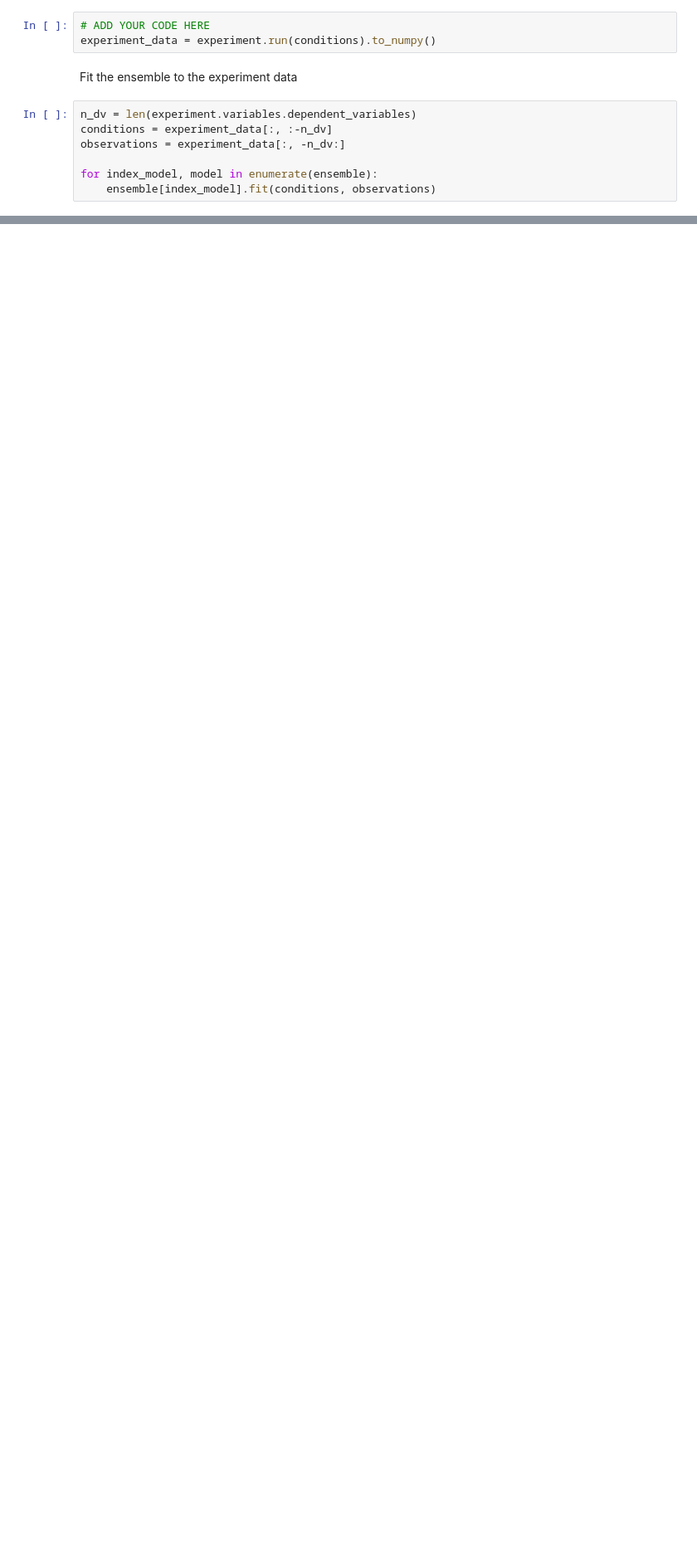
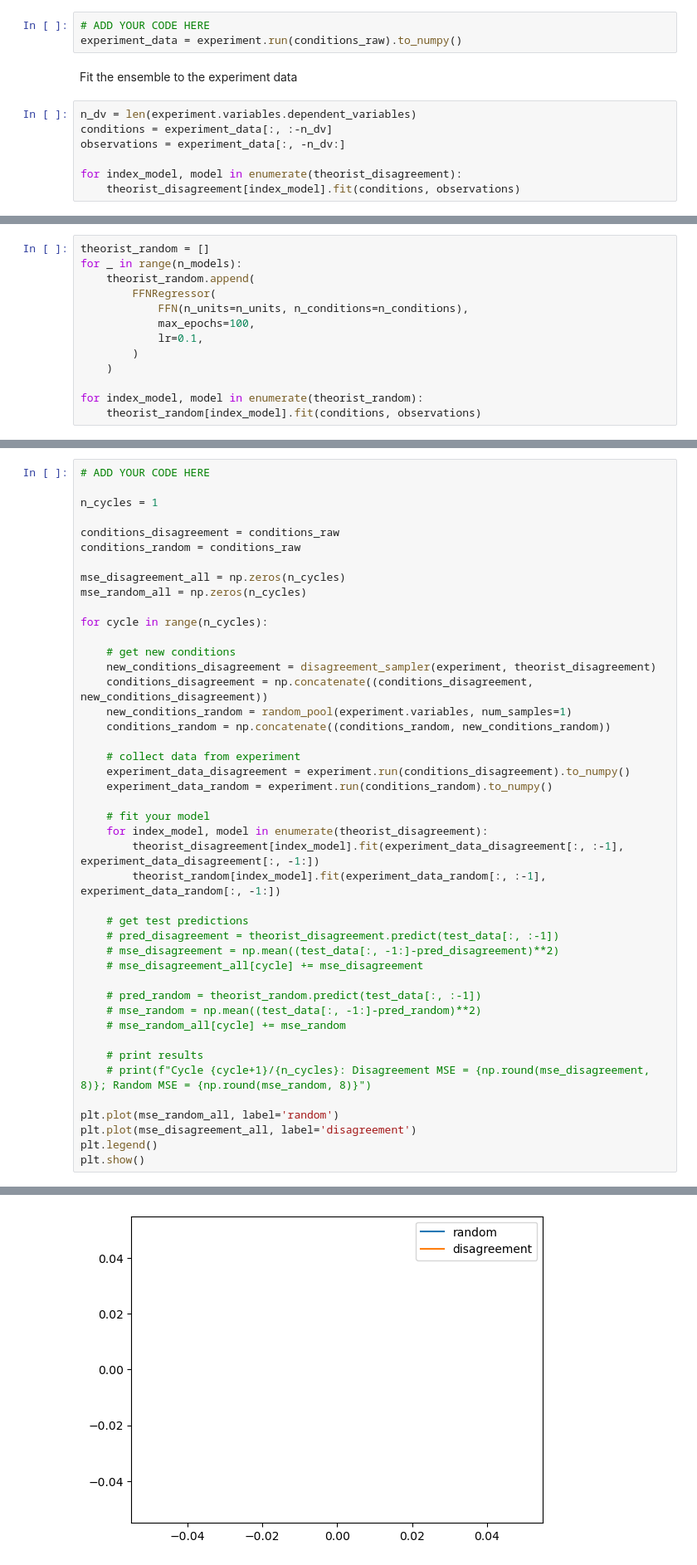
Before and after one commit to whyhardt/CourseOptimizingExperimentalDesign, a Jupyter notebook: tutorials/06_uncertaintysampling.ipynb, the cells around one changed output, grey strips where cells are left out. Shown at 83% size. Cells and saved outputs as stored; diff of their text form; blank space fills up the shorter version.

Commit message:
added fitting procedure for disagreement

```diff
--- a/tutorials/06_uncertaintysampling.ipynb
+++ b/tutorials/06_uncertaintysampling.ipynb
@@ -829,7 +829,7 @@ conditions = random_pool(experiment.variables, num_samples=10)
 Run the experiment with the new set of conditions to get the first observations
 # %%
 # ADD YOUR CODE HERE
-experiment_data = experiment.run(conditions).to_numpy()
+experiment_data = experiment.run(conditions_raw).to_numpy()
 # %% [markdown]
 Fit the ensemble to the experiment data
 # %%
@@ -837,7 +837,7 @@ n_dv = len(experiment.variables.dependent_variables)
 conditions = experiment_data[:, :-n_dv]
 observations = experiment_data[:, -n_dv:]
 
-for index_model, model in enumerate(ensemble):
-    ensemble[index_model].fit(conditions, observations)
+for index_model, model in enumerate(theorist_disagreement):
+    theorist_disagreement[index_model].fit(conditions, observations)
 # %% [output]
 epoch   train loss
@@ -878,0 +911,13 @@ def disagreement_sampler(experiment, ensemble: List[BaseEstimator], num_samples=
+# %%
+theorist_random = []
+for _ in range(n_models):
+    theorist_random.append(
+        FFNRegressor(
+            FFN(n_units=n_units, n_conditions=n_conditions),
+            max_epochs=100,
+            lr=0.1,
+        )
+    )
+
+for index_model, model in enumerate(theorist_random):
+    theorist_random[index_model].fit(conditions, observations)
@@ -878,0 +942,45 @@ def disagreement_sampler(experiment, ensemble: List[BaseEstimator], num_samples=
+# %%
+# ADD YOUR CODE HERE
+
+n_cycles = 1
+
+conditions_disagreement = conditions_raw
+conditions_random = conditions_raw
+
+mse_disagreement_all = np.zeros(n_cycles)
+mse_random_all = np.zeros(n_cycles)
+
+for cycle in range(n_cycles):
+
+    # get new conditions
+    new_conditions_disagreement = disagreement_sampler(experiment, theorist_disagreement)
+    conditions_disagreement = np.concatenate((conditions_disagreement, new_conditions_disagreement))
+    new_conditions_random = random_pool(experiment.variables, num_samples=1)
+    conditions_random = np.concatenate((conditions_random, new_conditions_random))
+
+    # collect data from experiment
+    experiment_data_disagreement = experiment.run(conditions_disagreement).to_numpy()
+    experiment_data_random = experiment.run(conditions_random).to_numpy()
+
+    # fit your model
+    for index_model, model in enumerate(theorist_disagreement):
+        theorist_disagreement[index_model].fit(experiment_data_disagreement[:, :-1], experiment_data_disagreement[:, -1:])
+        theorist_random[index_model].fit(experiment_data_random[:, :-1], experiment_data_random[:, -1:])
+
+    # get test predictions
+    # pred_disagreement = theorist_disagreement.predict(test_data[:, :-1])
+    # mse_disagreement = np.mean((test_data[:, -1:]-pred_disagreement)**2)
+    # mse_disagreement_all[cycle] += mse_disagreement
+
+    # pred_random = theorist_random.predict(test_data[:, :-1])
+    # mse_random = np.mean((test_data[:, -1:]-pred_random)**2)
+    # mse_random_all[cycle] += mse_random
+
+    # print results
+    # print(f"Cycle {cycle+1}/{n_cycles}: Disagreement MSE = {np.round(mse_disagreement, 8)}; Random MSE = {np.round(mse_random, 8)}")
+
+plt.plot(mse_random_all, label='random')
+plt.plot(mse_disagreement_all, label='disagreement')
+plt.legend()
+plt.show()
+# %% [output]
@@ -878,0 +1004 @@ def disagreement_sampler(experiment, ensemble: List[BaseEstimator], num_samples=
+[figure, added]
```
Also changed, not shown: parts of 9 cells of this notebook.
